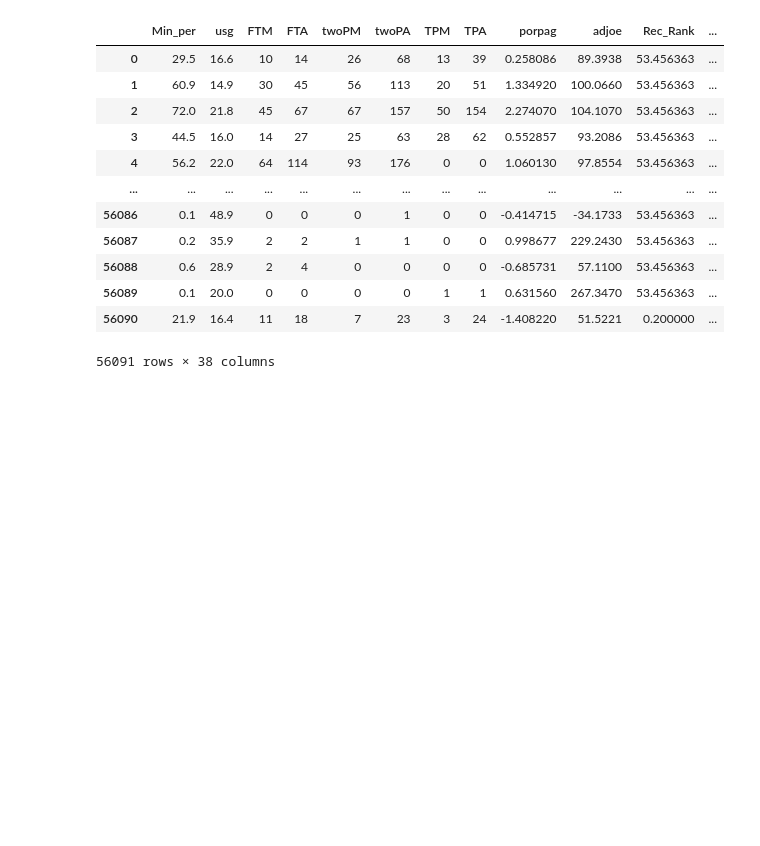
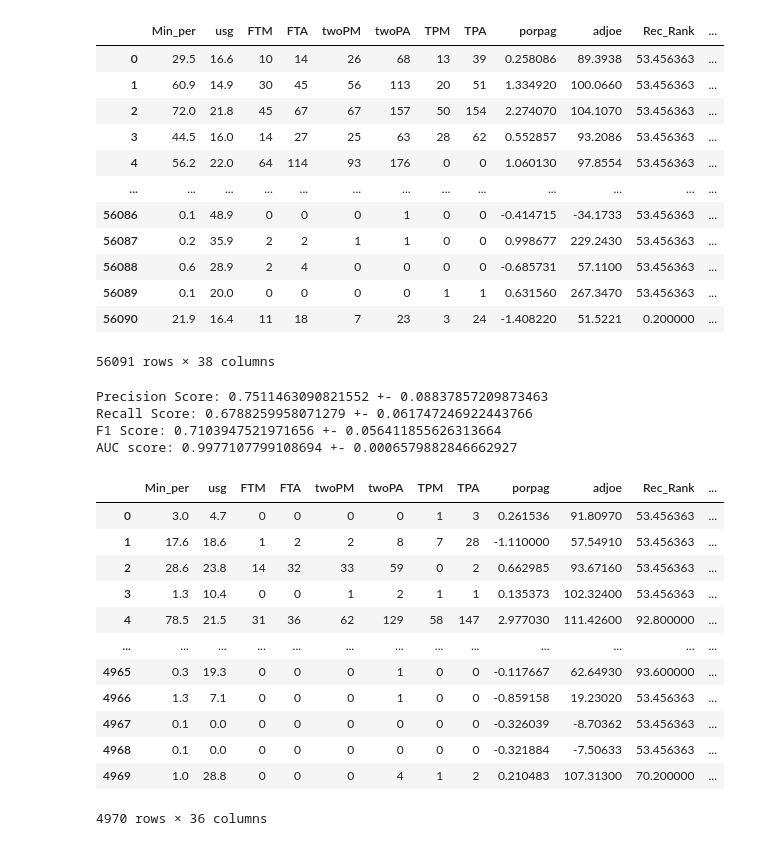
Before and after one commit to ronik999/kaggle_assignments, a Jupyter notebook: notebooks/karki_ronik-24886412-week2_kaggle_gradient_boosting.ipynb, the cells around one changed output. Drawn from its saved outputs; the diff is of its cells as text; code cells hidden in the pictures; blank space fills up the shorter version.

```diff
--- a/notebooks/karki_ronik-24886412-week2_kaggle_logistic_regression.ipynb
+++ b/notebooks/karki_ronik-24886412-week2_kaggle_gradient_boosting.ipynb
@@ -290,10 +292,38 @@ def get_score_values(scores):
     print("F1 Score: " + str(scores['test_f1'].mean()) + " +- " + str(scores['test_f1'].std()))
     print("AUC score: " + str(scores['test_roc_auc'].mean()) + " +- " + str(scores['test_roc_auc'].std()))
 # %%
+import warnings
+warnings.filterwarnings('ignore')
+
 from sklearn.ensemble import GradientBoostingClassifier
 cv = StratifiedKFold(n_splits=10, random_state=1, shuffle=True)
 model = GradientBoostingClassifier()
 scoring = ['precision', 'recall', 'f1', 'roc_auc']
 cross_val = pd.DataFrame(cross_validate(model, X_train, y_train, scoring=scoring, cv=cv, n_jobs=-1))
 get_score_values(cross_val)
-cross_val
+model.fit(X_train, y_train)
+filename = '../models/at1_week2_model/finalized_week2_model.sav'
+pickle.dump(model, open(filename, 'wb'))
+# %% [output]
+Precision Score: 0.7511463090821552 +- 0.08837857209873463
+Recall Score: 0.6788259958071279 +- 0.061747246922443766
+F1 Score: 0.7103947521971656 +- 0.056411855626313664
+AUC score: 0.9977107799108694 +- 0.0006579882846662927
+# %%
+selected_features_test = selected_features.drop(['drafted','team'], axis=1)
+df_test = df_test[selected_features_test.columns]
+df_test
+# %% [output]
+|  | Min_per | usg | FTM | FTA | twoPM | twoPA | TPM | TPA | porpag | adjoe | Rec_Rank | ... |
+| 0 | 3.0 | 4.7 | 0 | 0 | 0 | 0 | 1 | 3 | 0.261536 | 91.80970 | 53.456363 | ... |
+| 1 | 17.6 | 18.6 | 1 | 2 | 2 | 8 | 7 | 28 | -1.110000 | 57.54910 | 53.456363 | ... |
+| 2 | 28.6 | 23.8 | 14 | 32 | 33 | 59 | 0 | 2 | 0.662985 | 93.67160 | 53.456363 | ... |
+| 3 | 1.3 | 10.4 | 0 | 0 | 1 | 2 | 1 | 1 | 0.135373 | 102.32400 | 53.456363 | ... |
+| 4 | 78.5 | 21.5 | 31 | 36 | 62 | 129 | 58 | 147 | 2.977030 | 111.42600 | 92.800000 | ... |
+| ... | ... | ... | ... | ... | ... | ... | ... | ... | ... | ... | ... | ... |
+| 4965 | 0.3 | 19.3 | 0 | 0 | 0 | 1 | 0 | 0 | -0.117667 | 62.64930 | 93.600000 | ... |
+| 4966 | 1.3 | 7.1 | 0 | 0 | 0 | 1 | 0 | 0 | -0.859158 | 19.23020 | 53.456363 | ... |
+| 4967 | 0.1 | 0.0 | 0 | 0 | 0 | 0 | 0 | 0 | -0.326039 | -8.70362 | 53.456363 | ... |
+| 4968 | 0.1 | 0.0 | 0 | 0 | 0 | 0 | 0 | 0 | -0.321884 | -7.50633 | 53.456363 | ... |
+| 4969 | 1.0 | 28.8 | 0 | 0 | 0 | 4 | 1 | 2 | 0.210483 | 107.31300 | 70.200000 | ... |
+4970 rows × 36 columns
```
Also changed, not shown: parts of 5 cells of this notebook, 3 other files.
